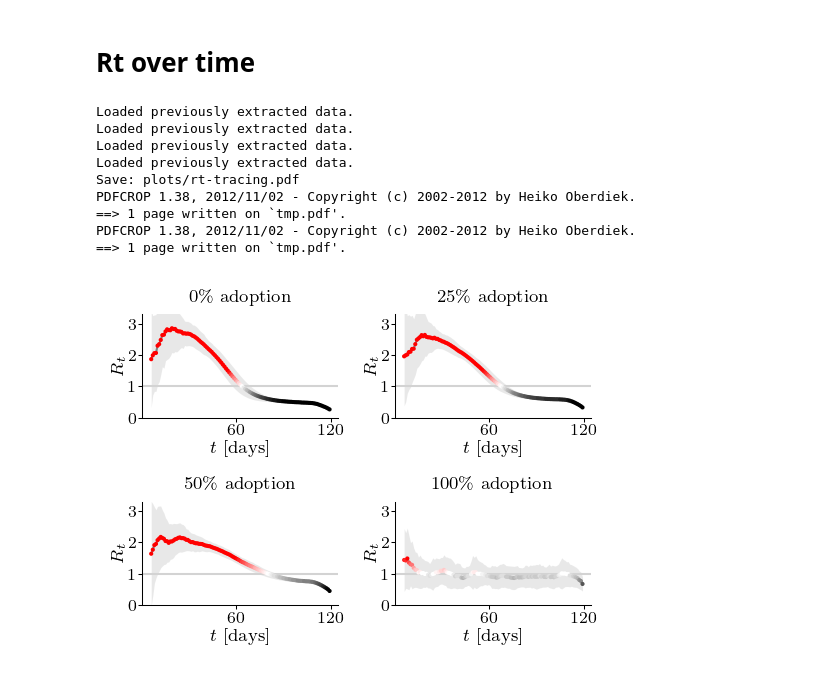
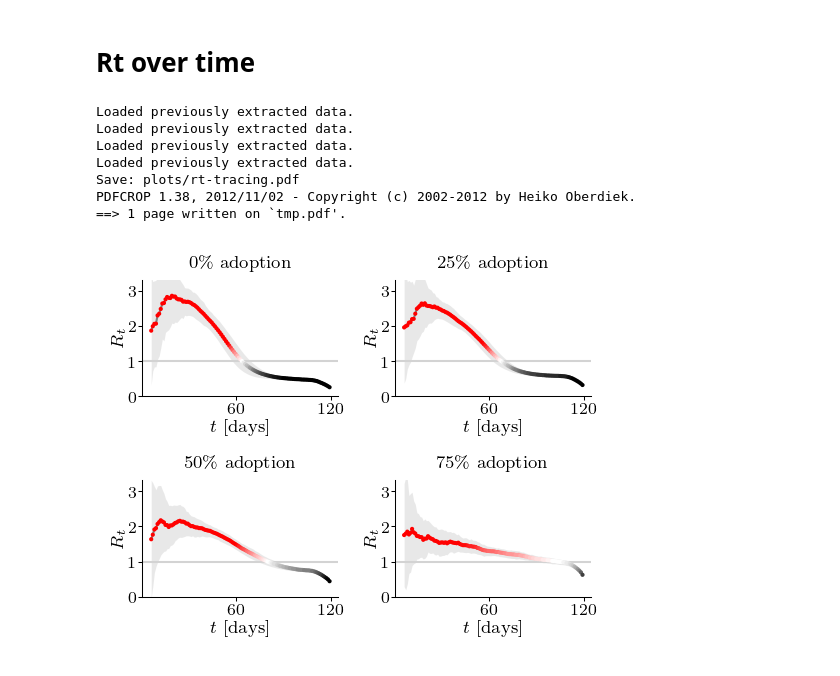
Before and after one commit to covid19-model/simulator, a Jupyter notebook: sim/sim-plot-ACM.ipynb, the cells around one changed output. Drawn from its saved outputs; the diff is of its cells as text; code cells hidden in the pictures.

Commit message:
Final plots

```diff
--- a/sim/sim-plot-ACM.ipynb
+++ b/sim/sim-plot-ACM.ipynb
@@ -25,11 +25,14 @@ from matplotlib import colors
 import matplotlib
 from collections import defaultdict
 # %%
-commithash = '6bbe7a3'
+commithash = '7d65965' #'f5cfa6f' #'6bbe7a3'
 
 baseline_colors = ['#31a354', '#74c476'] # '#006d2c',
 spect_colors = ['#08519c', '#3182bd', '#6baed6', '#bdd7e7']
 pancast_colors = ['#bd0026', '#f03b20', '#fd8d3c', '#fecc5c', '#ffffb2']
+
+LINE_WIDTH = 7.0
+COL_WIDTH = 3.333
 # %% [markdown]
 # Social distancing
 # %%
@@ -460,6 +567,17 @@ def plot_relative_quantity_heatmap(*, country, area, mode,
              for p_adoption in ps_adoption
              for p_social_distancing in ps_social_distancing]
 
+    for p_adoption in [0.4, 0.6, 0.8, 0.9]:
+        for p_social_distancing in [0.3, 0.4]:
+            paths.append((p_social_distancing, p_adoption,
+                  (f'tracing-social-distancing-{country}-{area}-5393ad6/'
+                     f'tracing-social-distancing-{country}-{area}'
+                      f'-p_tracing={p_adoption}'
+                      f'-p_social_distancing={p_social_distancing}'
+                      f'-test_lag=0.5'
+                      f'-tracing_threshold=0.007584090158343315'
+                     '.pk')))
+
     paths = (paths,)
 
     baseline_path = (f'tracing-social-distancing-{country}-{area}-{commithash}/'
@@ -474,14 +592,15 @@ def plot_relative_quantity_heatmap(*, country, area, mode,
     LINE_WIDTH = 7.0
     COL_WIDTH = 3.333
     figsize = (LINE_WIDTH / 2.5, LINE_WIDTH / 3)
+    figsize = (LINE_WIDTH / 2 , LINE_WIDTH / 2.5)
 
 
     # plots
     plotter = Plotter()
     plotter.relative_quantity_heatmap_acm(
-        xlabel=r'\% social distancing',
-        ylabel=r'\% tracing adoption',
-        path_labels=['placed randomly', 'by integr. visit time'],
+        xlabel=r'\% reduced mobility',
+        ylabel=r'\% adoption of contact tracing',
+        path_labels=['a', 'b'],
         paths=paths,
         mode=mode,
         zmax=100,
@@ -671,41 +846,40 @@ def plot_rt_panel(experiment, ps_adoption, p_social_distancing=0.25):
     LINE_WIDTH = 7.0
     COL_WIDTH = 3.333
     figsize = (0.5*LINE_WIDTH,  1.5 * LINE_WIDTH / 3 * 4.5/6)
+    figsize = (LINE_WIDTH / 2 , LINE_WIDTH / 2.5)
 
 
     # plot
     plotter = Plotter()
     plotter.plot_daily_nbinom_rts_panel(
         paths=paths,
         titles=labels,
         filename=plot_filename,
         cmap_range=(0.5, 1.5),
         figsize=figsize,
         figformat='neurips-double',
         ymax=3.3,
         #xlim=(0, 185),
         x_axis_dates=False,
         show_legend=False,
         subplots_adjust={'bottom':0.2, 'top': 0.98, 'left': 0.12, 'right': 0.96},
     )
 
 plot_rt_panel(experiment='main-manual',
-             ps_adoption=[0.0, 0.25, 0.5, 1.0],
+             ps_adoption=[0.0, 0.25, 0.5, 0.75],
              p_social_distancing=0.1)
 
 
 !bash crop_pdfs.sh plots/rt-*.pdf
 # %% [output]
 Loaded previously extracted data.
 Loaded previously extracted data.
 Loaded previously extracted data.
 Loaded previously extracted data.
 Save: plots/rt-tracing.pdf
 PDFCROP 1.38, 2012/11/02 - Copyright (c) 2002-2012 by Heiko Oberdiek.
 ==> 1 page written on `tmp.pdf'.
-PDFCROP 1.38, 2012/11/02 - Copyright (c) 2002-2012 by Heiko Oberdiek.
-==> 1 page written on `tmp.pdf'.
-[figure, old version]
+[figure, new version]
 # %%
 !bash crop_pdfs.sh plots/*.pdf
 # %% [output]
```
Also changed, not shown: parts of 11 cells of this notebook, 1 other file.
